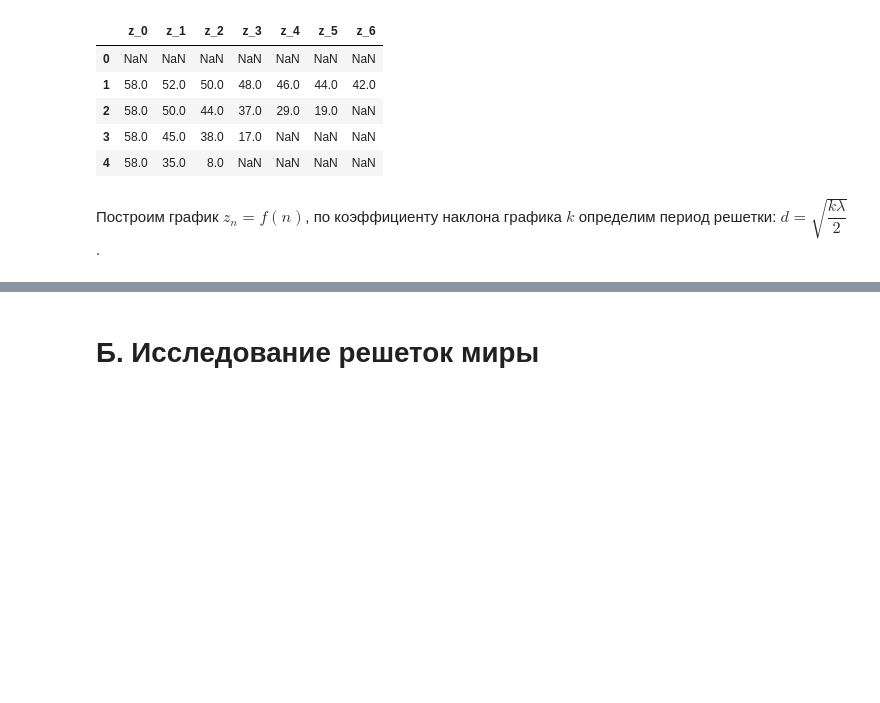
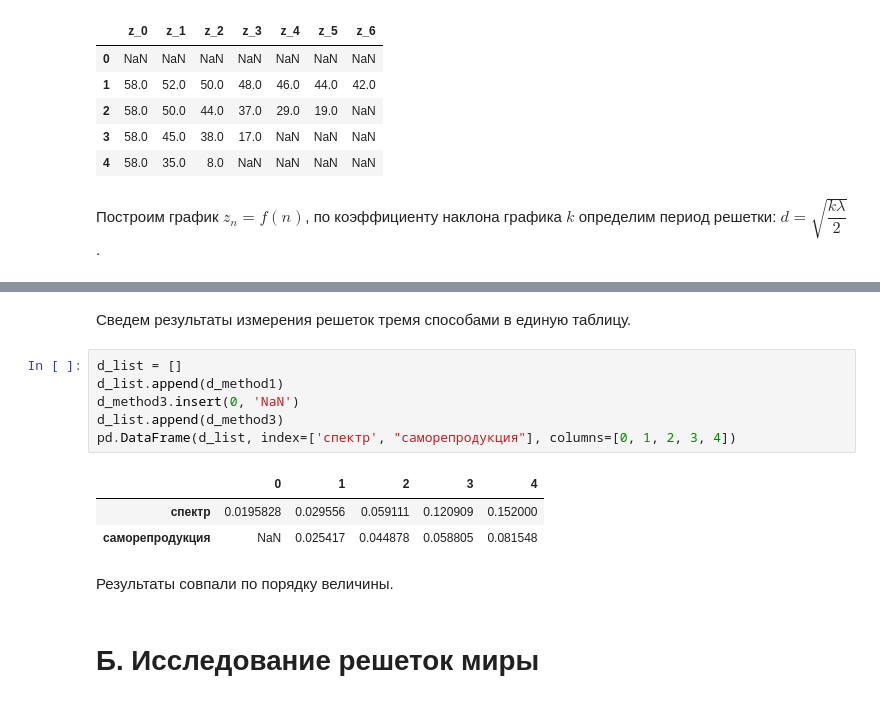
Before and after one commit to alenmarz/physics-4sem-labs, a Jupyter notebook: lab-436.ipynb, the cells around one changed output, grey strips where cells are left out. Saved outputs shown, nothing was run; the diff lists cells and outputs as text; blank space fills up the shorter version.

```diff
--- a/lab-436.ipynb
+++ b/lab-436.ipynb
@@ -107,3 +145,17 @@ TypeError: 'int' object is not subscriptable
+# %% [markdown]
+Сведем результаты измерения решеток тремя способами в единую таблицу.
+# %%
+d_list = []
+d_list.append(d_method1)
+d_method3.insert(0, 'NaN')
+d_list.append(d_method3)
+pd.DataFrame(d_list, index=['спектр', "саморепродукция"], columns=[0, 1, 2, 3, 4])
+# %% [output]
+|  | 0 | 1 | 2 | 3 | 4 |
+| спектр | 0.0195828 | 0.029556 | 0.059111 | 0.120909 | 0.152000 |
+| саморепродукция | NaN | 0.025417 | 0.044878 | 0.058805 | 0.081548 |
+# %% [markdown]
+Результаты совпали по порядку величины.
 # %% [markdown]
 # Б.  Исследование решеток миры
 # %% [markdown]
```
Also changed, not shown: parts of 24 cells of this notebook, 1 other file.
